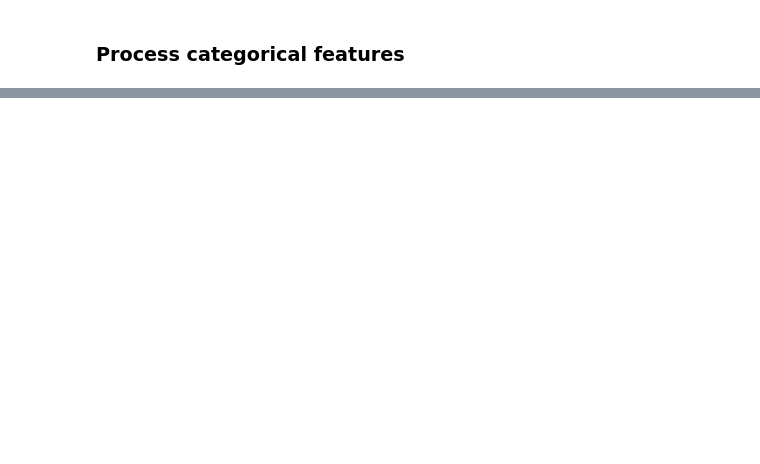
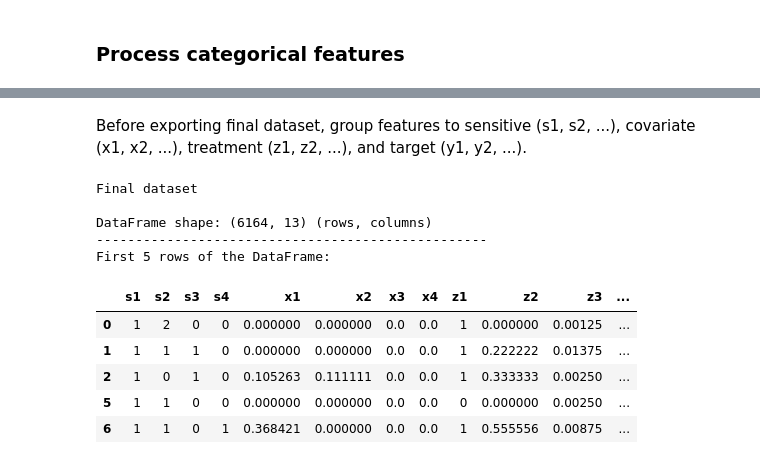
Before and after one commit to molotkova/treatment_datasets, a Jupyter notebook: compas-scores-two-years.ipynb, the cells around one changed output, grey strips where cells are left out. Drawn from its saved outputs; the diff is of its cells as text; code cells hidden in the pictures; blank space fills up the shorter version.

Commit message:
compas-scores-two-years complete preprocessing

```diff
--- a/compas-scores-two-years.ipynb
+++ b/compas-scores-two-years.ipynb
@@ -162,2 +240,4 @@ Missing values after preprocessing:
+# %%
+df1["c_charge_degree"] = (df1["c_charge_degree"] == "F").astype(int)
 # %% [markdown]
 ### Process numerical variables
@@ -165,0 +245,8 @@ Missing values after preprocessing:
+# %%
+from sklearn.preprocessing import MinMaxScaler
+
+columns = ["priors_count", "decile_score", "juv_other_count",
+           "juv_misd_count", "juv_fel_count", "c_length_of_stay", "c_age"]
+
+minmax_scaler = MinMaxScaler()
+df1[columns] = minmax_scaler.fit_transform(df1[columns])
@@ -165,0 +270,32 @@ Missing values after preprocessing:
+# %% [markdown]
+Before exporting final dataset, group features to sensitive (s1, s2, ...), covariate (x1, x2, ...), treatment (z1, z2, ...), and target (y1, y2, ...).
+# %%
+# features excluded:
+# c_age, we use c_age_cat instead
+# score_cat, we use decile_score instead
+
+features_dict = {
+    "sensitive": ["sex", "c_age_cat", "race_African-American", "race_Caucasian"],
+    "covariate": ["priors_count", "juv_other_count", "juv_misd_count", "juv_fel_count"],
+    "treatment": ["c_charge_degree", "decile_score", "c_length_of_stay"],
+    "target": ["is_recid", "two_year_recid"]
+}
+# %%
+from utils import group_and_rename_columns
+
+df1_final = group_and_rename_columns(df1, features_dict)
+# %%
+print("Final dataset \n")
+display_dataframe_info(df1_final)
+# %% [output]
+Final dataset
+
+DataFrame shape: (6164, 13) (rows, columns)
+--------------------------------------------------
+First 5 rows of the DataFrame:
+|  | s1 | s2 | s3 | s4 | x1 | x2 | x3 | x4 | z1 | z2 | z3 | ... |
+| 0 | 1 | 2 | 0 | 0 | 0.000000 | 0.000000 | 0.0 | 0.0 | 1 | 0.000000 | 0.00125 | ... |
+| 1 | 1 | 1 | 1 | 0 | 0.000000 | 0.000000 | 0.0 | 0.0 | 1 | 0.222222 | 0.01375 | ... |
+| 2 | 1 | 0 | 1 | 0 | 0.105263 | 0.111111 | 0.0 | 0.0 | 1 | 0.333333 | 0.00250 | ... |
+| 5 | 1 | 1 | 0 | 0 | 0.000000 | 0.000000 | 0.0 | 0.0 | 0 | 0.000000 | 0.00250 | ... |
+| 6 | 1 | 1 | 0 | 1 | 0.368421 | 0.000000 | 0.0 | 0.0 | 1 | 0.555556 | 0.00875 | ... |
```
Also changed, not shown: parts of 31 cells of this notebook.
